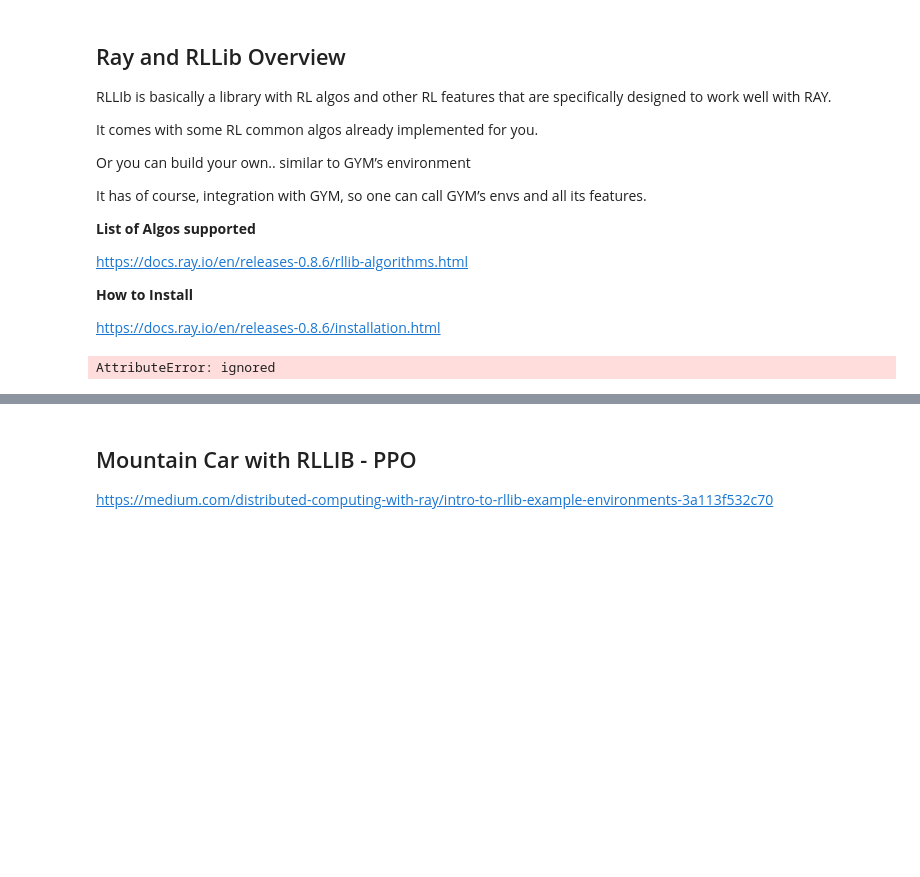
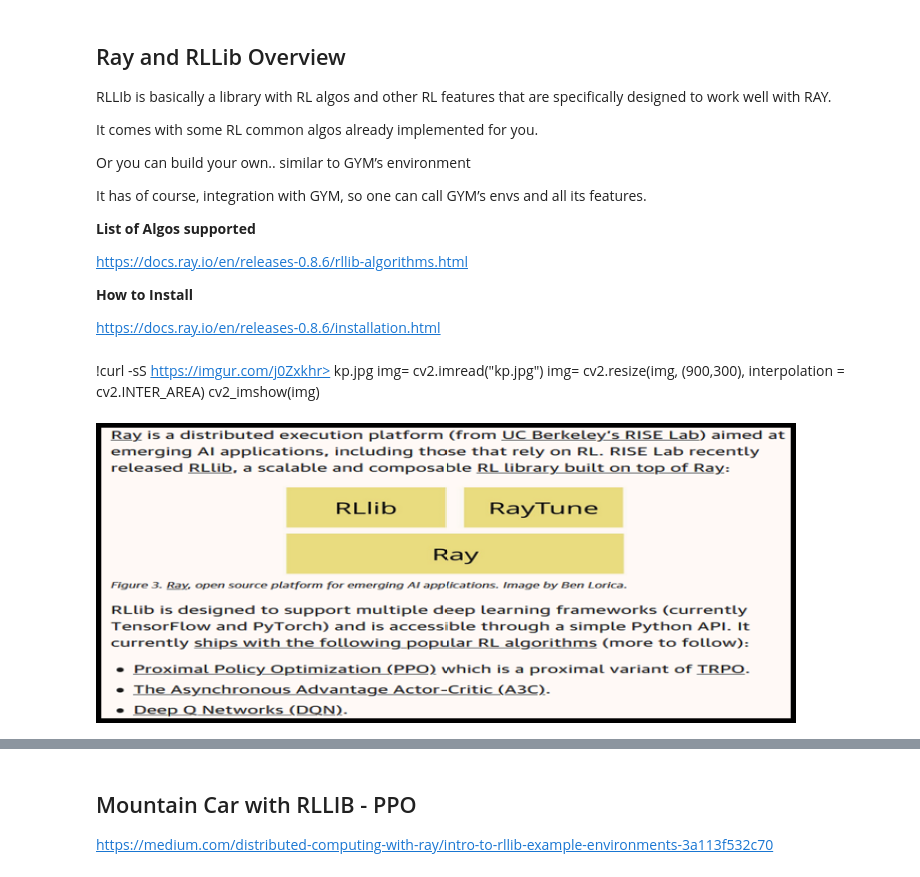
Before and after one commit to lcipolina/Ray_tutorials, a Jupyter notebook: 3_Ray_RLLIb.ipynb, the cells around one changed output, grey strips where cells are left out. Drawn from its saved outputs; the diff is of its cells as text; code cells hidden in the pictures; blank space fills up the shorter version.

```diff
--- a/3_Ray_RLLIb.ipynb
+++ b/3_Ray_RLLIb.ipynb
@@ -45,10 +52,15 @@ import os
+# %% [markdown]
+!curl -sS https://imgur.com/j0Zxkhr> kp.jpg
+img= cv2.imread("kp.jpg")
+img= cv2.resize(img, (900,300), interpolation = cv2.INTER_AREA)
+cv2_imshow(img)
 # %%
-!curl -sS https://i.imgur.com/etN9r4z.png> kp.jpg
+!curl -sS https://i.imgur.com/jB5d6mZ.png > kp.jpg
 img= cv2.imread("kp.jpg")
-img= cv2.resize(img, (900,400), interpolation = cv2.INTER_AREA)
+img= cv2.resize(img, (700,300), interpolation = cv2.INTER_AREA)
 cv2_imshow(img)
 # %% [output]
-AttributeError: ignored
+[figure, added]
 # %%
 !curl -sS https://i.imgur.com/jTSW7va.png > kp.jpg
 img= cv2.imread("kp.jpg")
```
Also changed, not shown: parts of 12 cells of this notebook.
